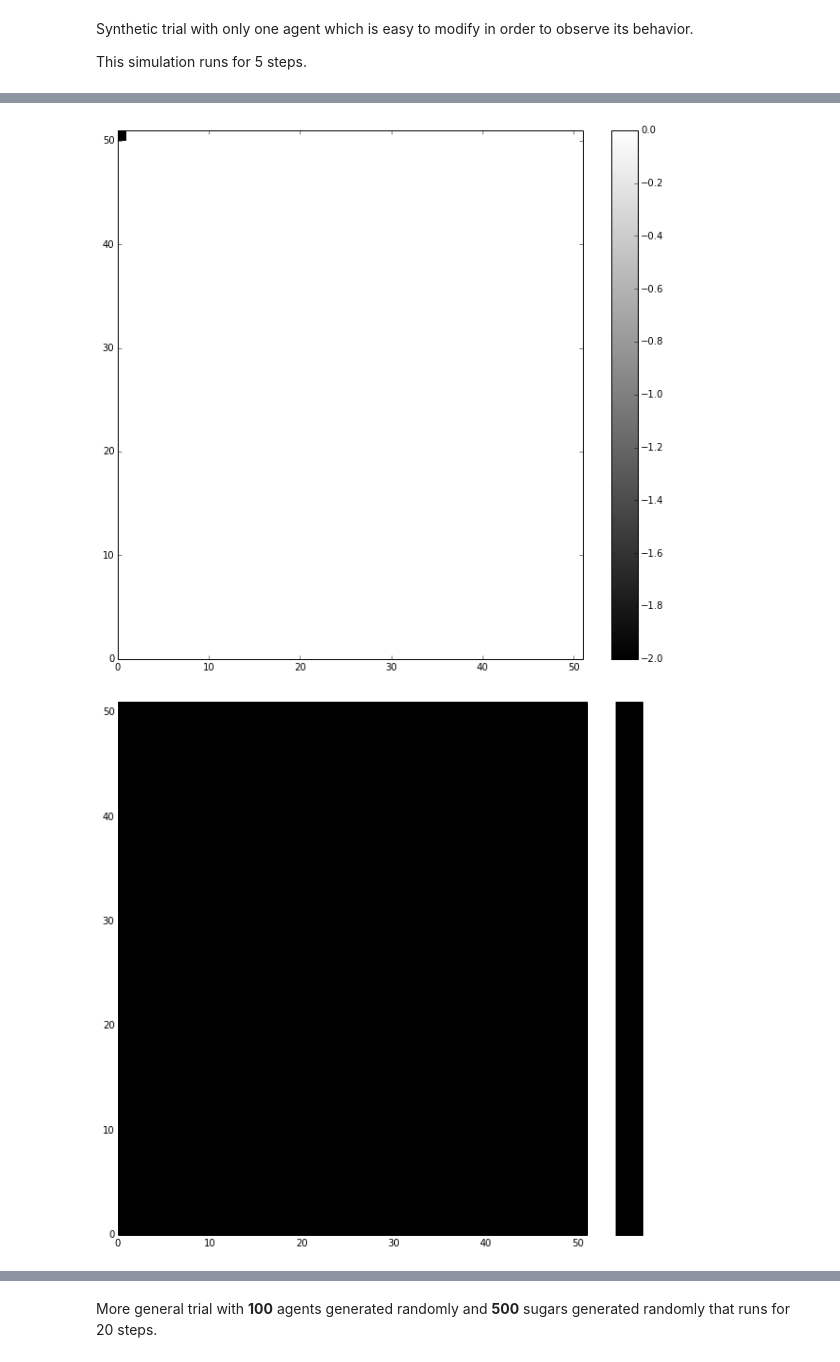
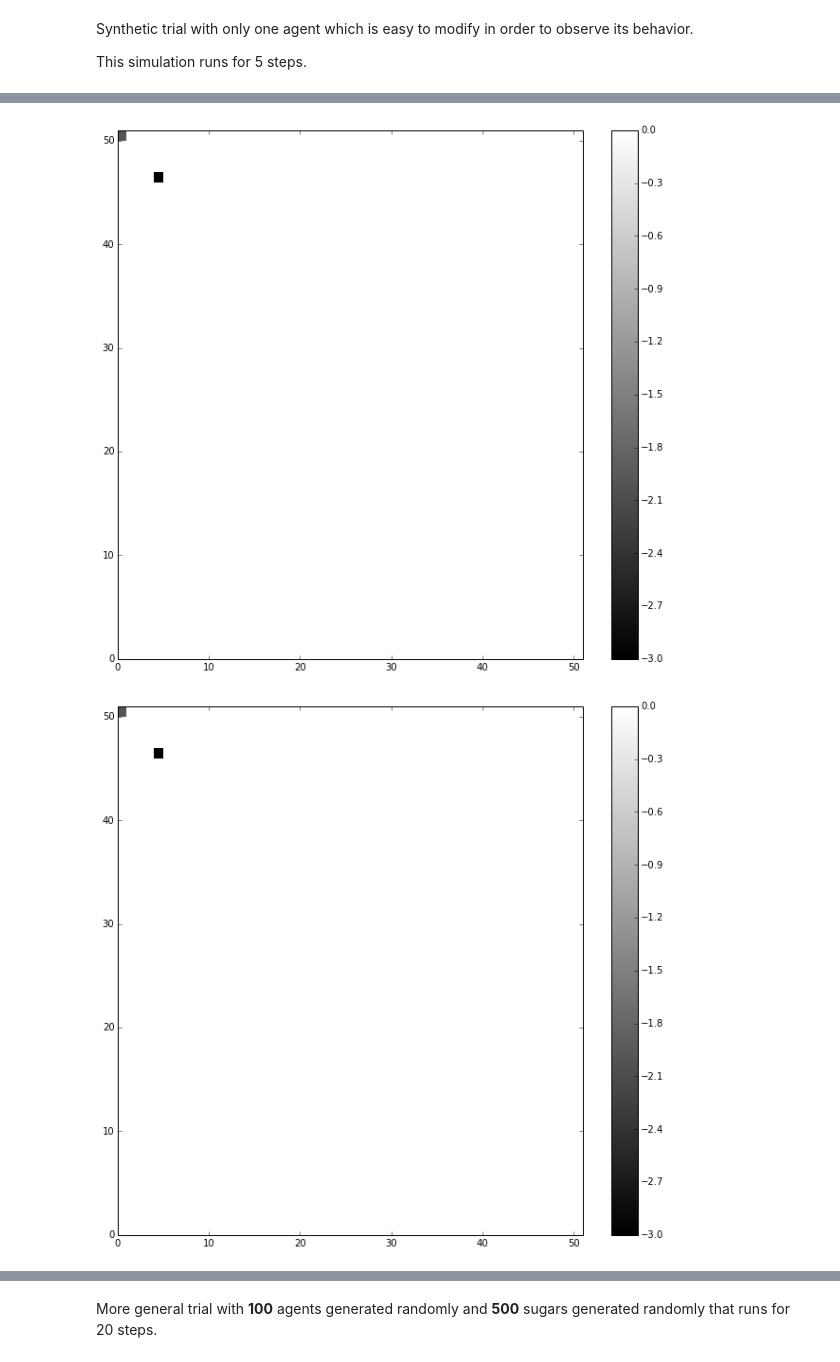
Before and after one commit to ddiazram/Proyecto-Mate-Compu, a Jupyter notebook: Paolo/Traducido.ipynb, the cells around one changed output, grey strips where cells are left out. Cells and saved outputs as stored; diff of their text form; code cells hidden in the pictures.

```diff
--- a/Paolo/Traducido.ipynb
+++ b/Paolo/Traducido.ipynb
@@ -215,3 +242,21 @@ class Sugar:
+# %%
+class Spice:
+    """
+    Stacks of spices of variable sizes in a specific location in a discrete grid.
+    """
+
+    def __init__(self, id ,tpe = 3, x = None, y = None, quantity = None):
+        self.id = id
+        self.tpe = tpe #type
+        if x == None or y == None:
+            self.position = np.array([randint(0,50), randint(0,50)])
+        else:
+            self.position = np.array([x,y])
+        self.existence = False
+        if quantity == None:
+            self.quantity = randint(1,5)
+        else:
+            self.quantity = quantity
 # %% [markdown]
 ## World
 # %%
@@ -302,31 +363,19 @@ SS = World()
 test_agent = Agent_grid(id = 0, x = 1, y= 1, vision=2)
 test_agents = [test_agent]
 test_sugars = [Sugar(0,x=0,y=0, quantity=3), Sugar(1,x=1,y=2,quantity=10),Sugar(2,x=2,y=1,quantity=15)]
+test_spices= [Spice(0, x=4,y=4, quantity=2)]
 SS.define(test_agents)
 SS.place_sugars(n = None, practice_sugars = test_sugars)
+SS.place_spices(n=None, practice_spices=test_spices)
 
 test_agent.state(SS, full_state = True)
 SS.draw()
+steps=5
 
-SS.update_agents(test_agents,1)
-test_agent.state(SS)
-SS.draw()
-
-SS.update_agents(test_agents,2)
-test_agent.state(SS)
-SS.draw()
-
-SS.update_agents(test_agents,3)
-test_agent.state(SS)
-SS.draw()
-
-SS.update_agents(test_agents,4)
-test_agent.state(SS)
-SS.draw()
-
-SS.update_agents(test_agents,5)
-test_agent.state(SS)
-SS.draw()
+for x in xrange(1,steps+1):
+    SS.update_agents(test_agents, x, SS)
+    test_agent.state(SS)
+    SS.draw()
 # %% [output]
 Hello, I'm a type 2 agent with ID: 0
 My stats are as follows:
@@ -351,2 +400,2 @@ My current state is:
-[figure, old version]
+[figure, new version]
-[figure, old version]
+[figure, new version]
```
Also changed, not shown: parts of 11 cells of this notebook.
